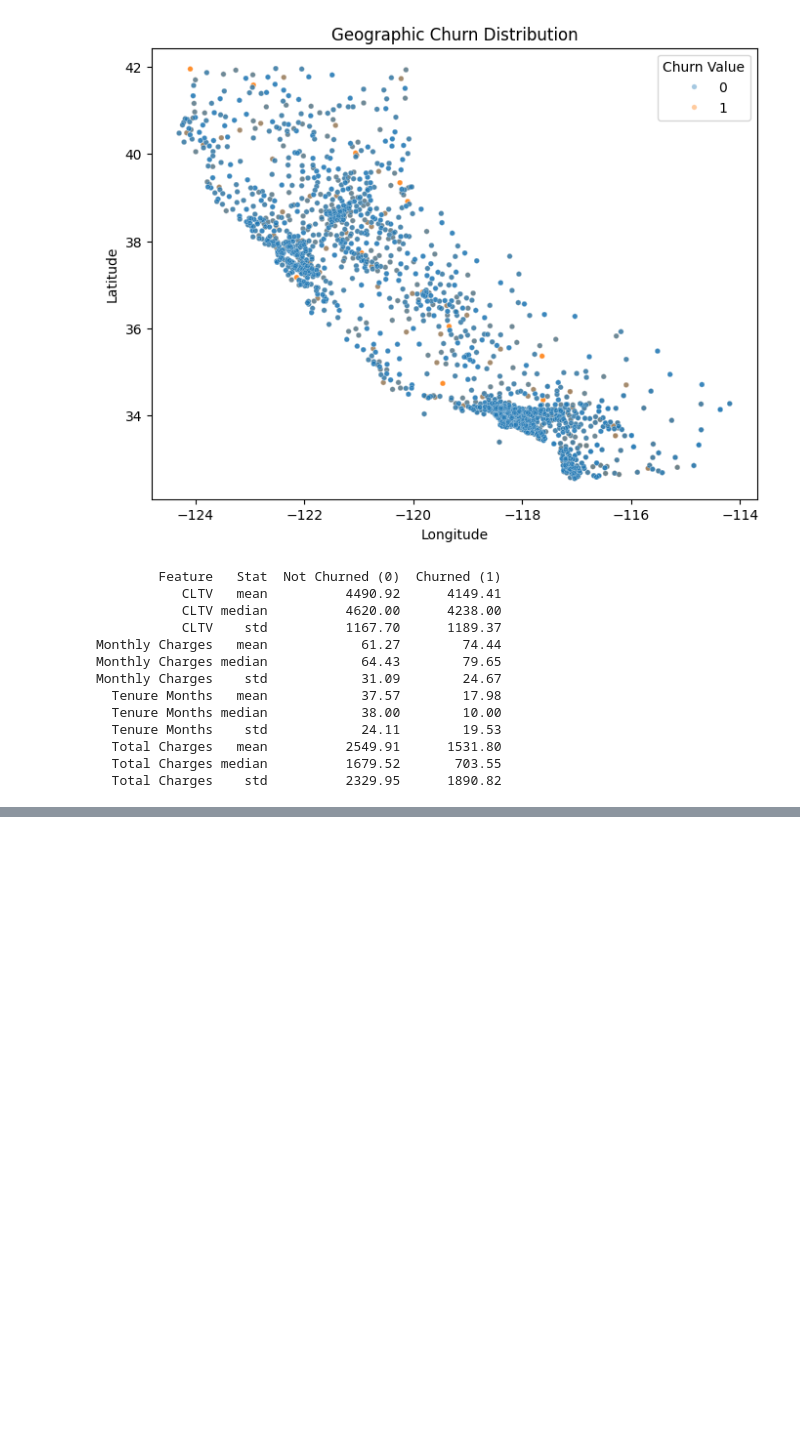
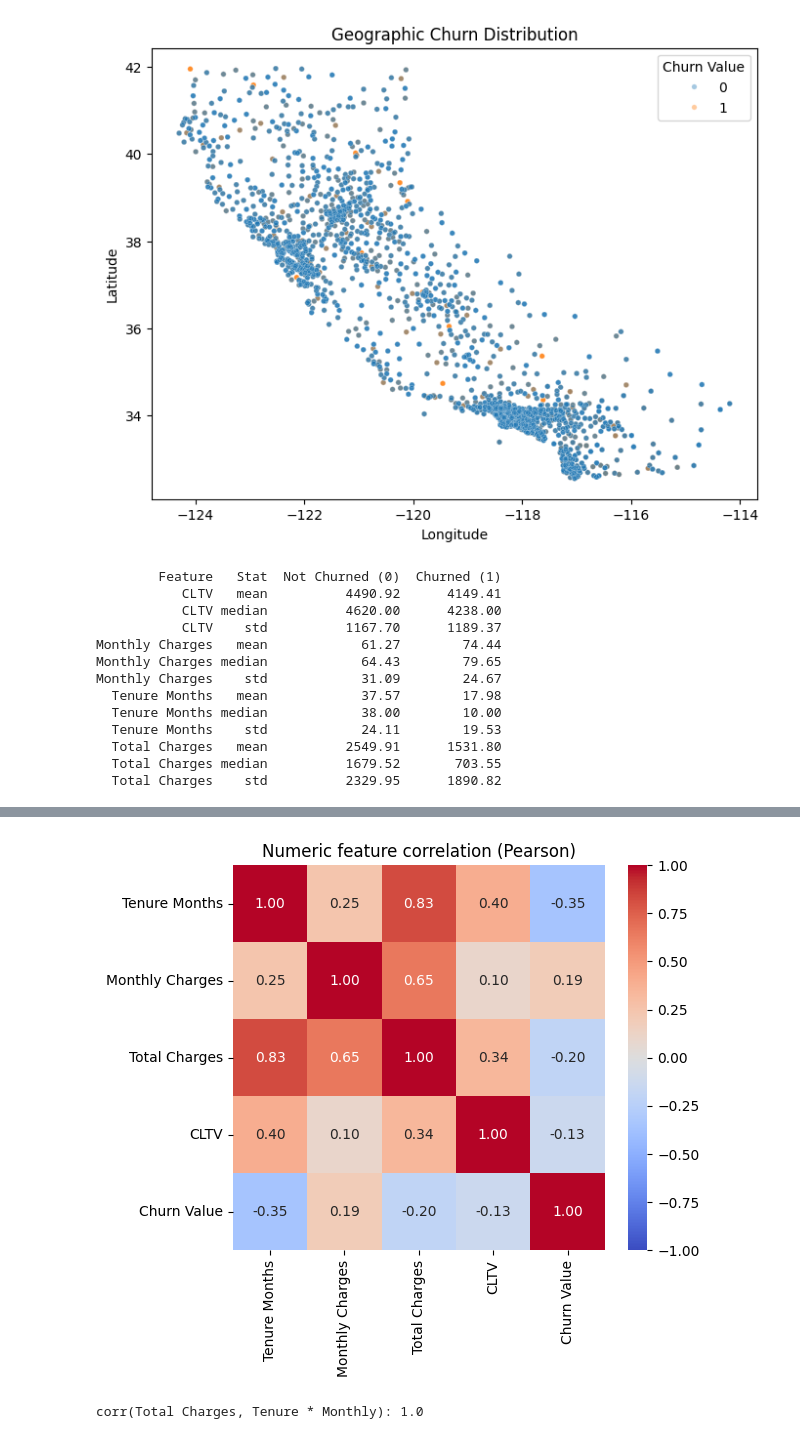
Before and after one commit to git-to-aswin/Customer-Churn-Prediction, a Jupyter notebook: notebook/EDA.ipynb, the cells around one changed output, grey strips where cells are left out. Drawn from its saved outputs; the diff is of its cells as text; code cells hidden in the pictures; blank space fills up the shorter version.

```diff
--- a/notebook/EDA.ipynb
+++ b/notebook/EDA.ipynb
@@ -262,0 +407,14 @@ Monthly Charges    std            31.09        24.67
+# %%
+corr_cols = true_continuous + ['Churn Value']
+
+plt.figure(figsize=(6, 5))
+sns.heatmap(df[corr_cols].corr(), annot=True, cmap='coolwarm', vmin=-1, vmax=1, fmt='.2f')
+plt.title('Numeric feature correlation (Pearson)')
+plt.show()
+
+# Explicit multicollinearity check
+implied_total = df['Tenure Months'] * df['Monthly Charges']
+print("corr(Total Charges, Tenure * Monthly):", round(df['Total Charges'].corr(implied_total), 3))
+# %% [output]
+[figure, added]
+corr(Total Charges, Tenure * Monthly): 1.0
```
Also changed, not shown: parts of 20 cells of this notebook.
